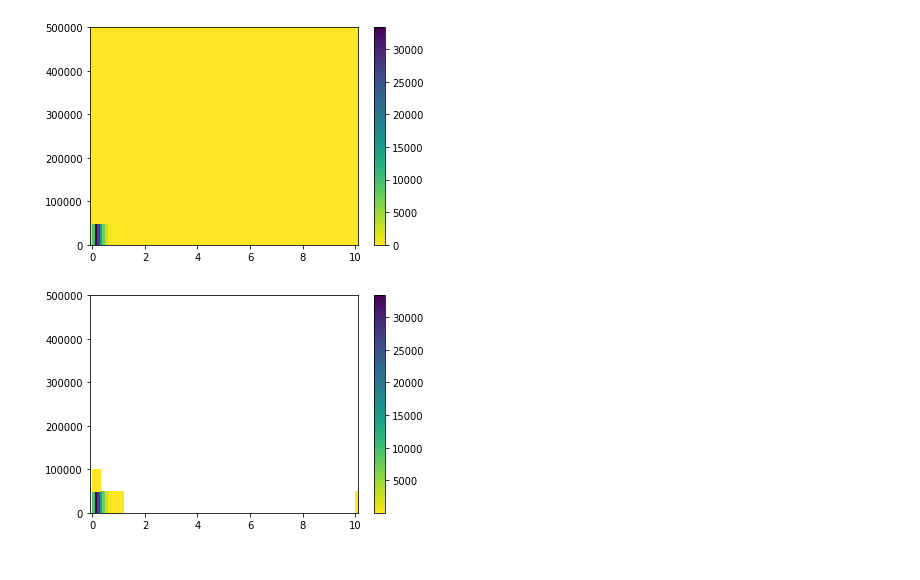
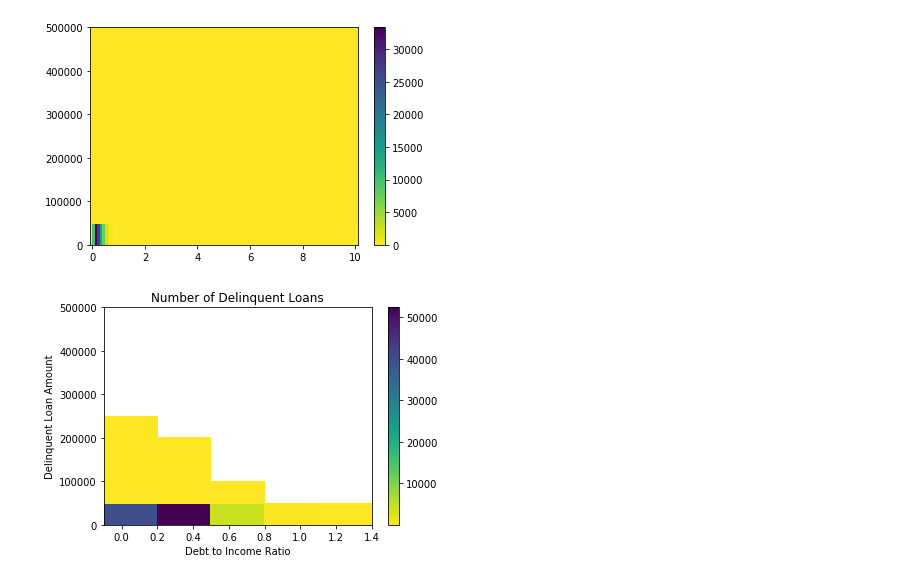
Before and after one commit to louisneira/Data_Visualization, a Jupyter notebook: Data_Visualization.ipynb, the cells around one changed output. Saved outputs shown, nothing was run; the diff lists cells and outputs as text; code cells hidden in the pictures.

```diff
--- a/Data_Visualization.ipynb
+++ b/Data_Visualization.ipynb
@@ -333,8 +397,14 @@ plt.hist2d(data = loan_data, x = 'DebtToIncomeRatio', y = 'AmountDelinquent', bi
 plt.colorbar();
 # %% [output]
 [figure]
+# %%
+debt_ratio_bins = np.arange(-0.1, 1.5, 0.3)
+delinquent_bins = np.arange(-0.1, 500000, 50000)
 # %%
-plt.hist2d(data = loan_data, x = 'DebtToIncomeRatio', y = 'AmountDelinquent', bins=[debt_ratio_bins, delinquent_bins], cmap='viridis_r', cmin=50);
-plt.colorbar();
+plt.hist2d(data = loan_data, x = 'DebtToIncomeRatio', y = 'AmountDelinquent', bins=[debt_ratio_bins, delinquent_bins], cmap='viridis_r', cmin=5);
+plt.title('Number of Delinquent Loans')
+plt.xlabel('Debt to Income Ratio')
+plt.ylabel('Delinquent Loan Amount')
+cbar = plt.colorbar();
 # %% [output]
-[figure, old version]
+[figure, new version]
```
Also changed, not shown: parts of 138 cells of this notebook.
